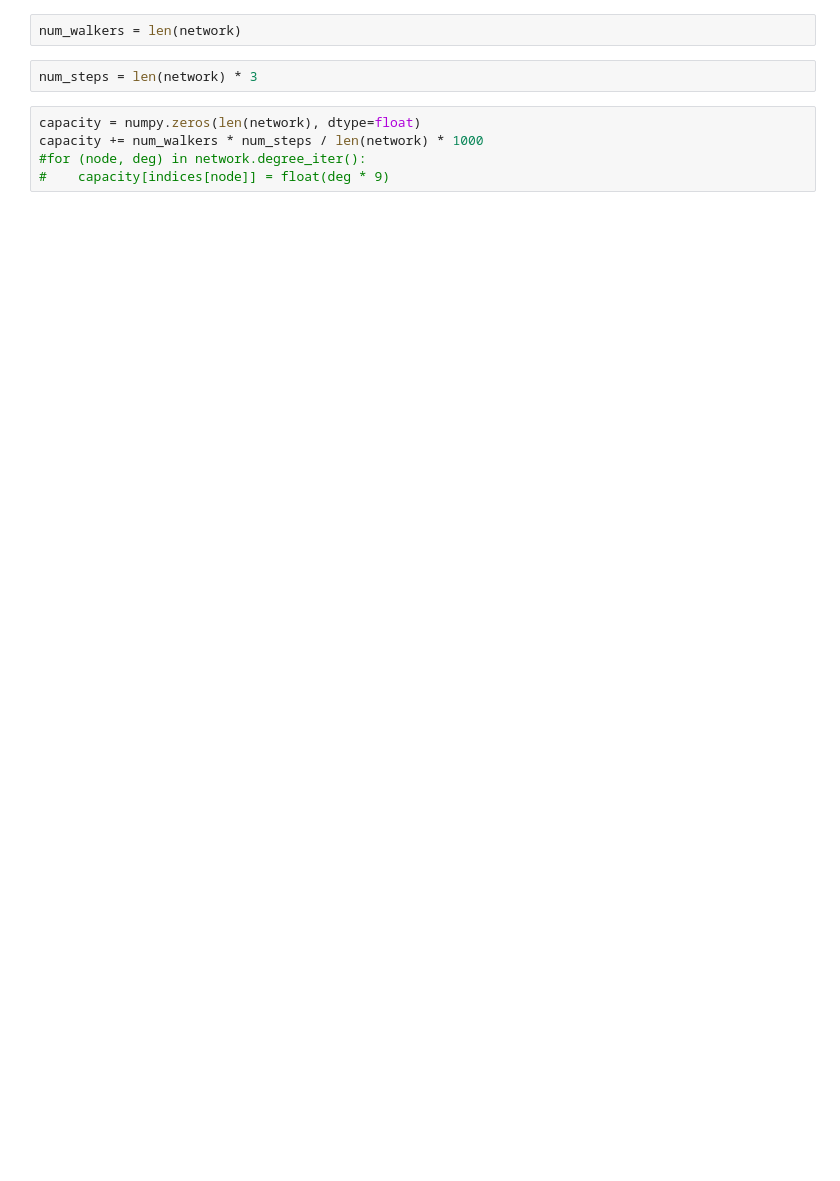
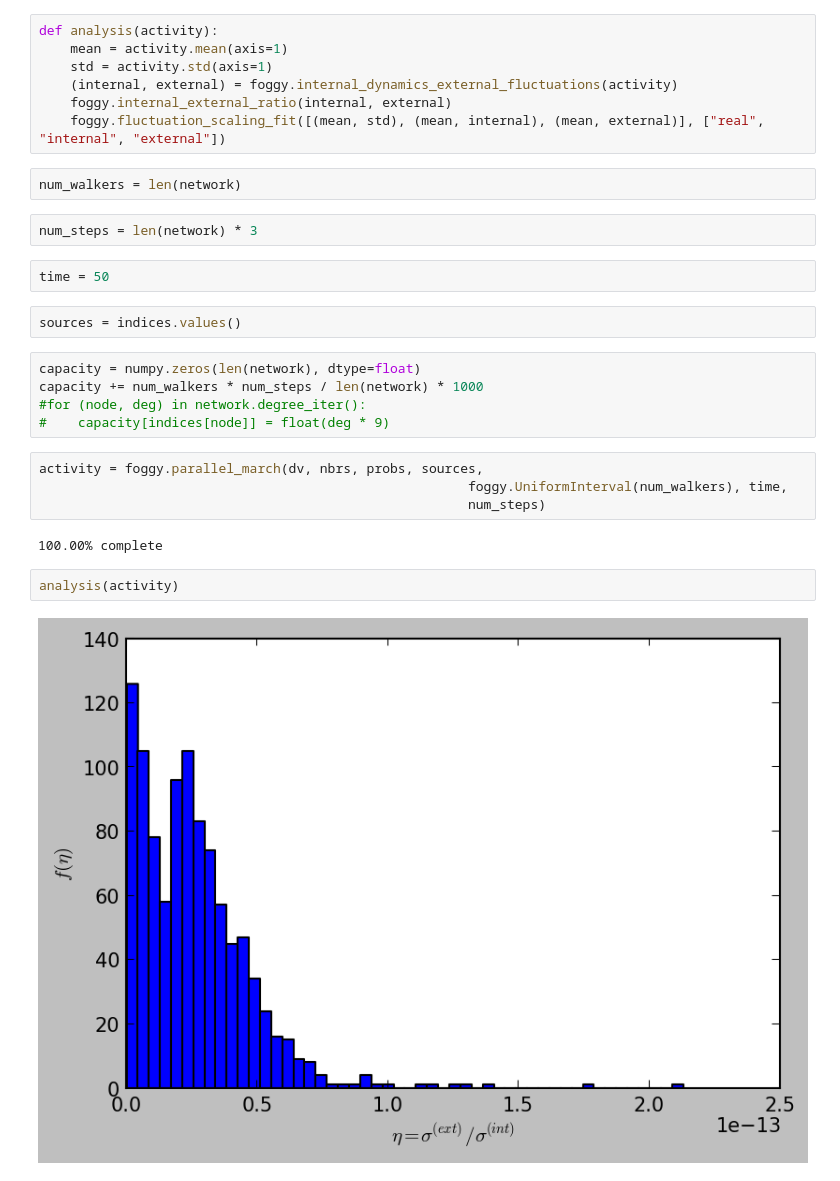
Before and after one commit to Midnighter/foggy-march, a Jupyter notebook: Notebooks/capacity.ipynb, the cells around one changed output. Cells and saved outputs as stored; diff of their text form; blank space fills up the shorter version.

```diff
--- a/Notebooks/capacity.ipynb
+++ b/Notebooks/capacity.ipynb
@@ -52,12 +52,33 @@ def analysis(activity, buffered):
     plt.xlabel("Degree $k_{i}$")
     plt.ylabel("$\\eta_{i}$")
     plt.show()
+# %%
+def analysis(activity):
+    mean = activity.mean(axis=1)
+    std = activity.std(axis=1)
+    (internal, external) = foggy.internal_dynamics_external_fluctuations(activity)
+    foggy.internal_external_ratio(internal, external)
+    foggy.fluctuation_scaling_fit([(mean, std), (mean, internal), (mean, external)], ["real", "internal", "external"])
 # %%
 num_walkers = len(network)
 # %%
 num_steps = len(network) * 3
+# %%
+time = 50
+# %%
+sources = indices.values()
 # %%
 capacity = numpy.zeros(len(network), dtype=float)
 capacity += num_walkers * num_steps / len(network) * 1000
 #for (node, deg) in network.degree_iter():
 #    capacity[indices[node]] = float(deg * 9)
+# %%
+activity = foggy.parallel_march(dv, nbrs, probs, sources,
+                                                       foggy.UniformInterval(num_walkers), time,
+                                                       num_steps)
+# %% [output]
+100.00% complete
+# %%
+analysis(activity)
+# %% [output]
+[figure, added]
```
Also changed, not shown: parts of 8 cells of this notebook, 7 other files.
